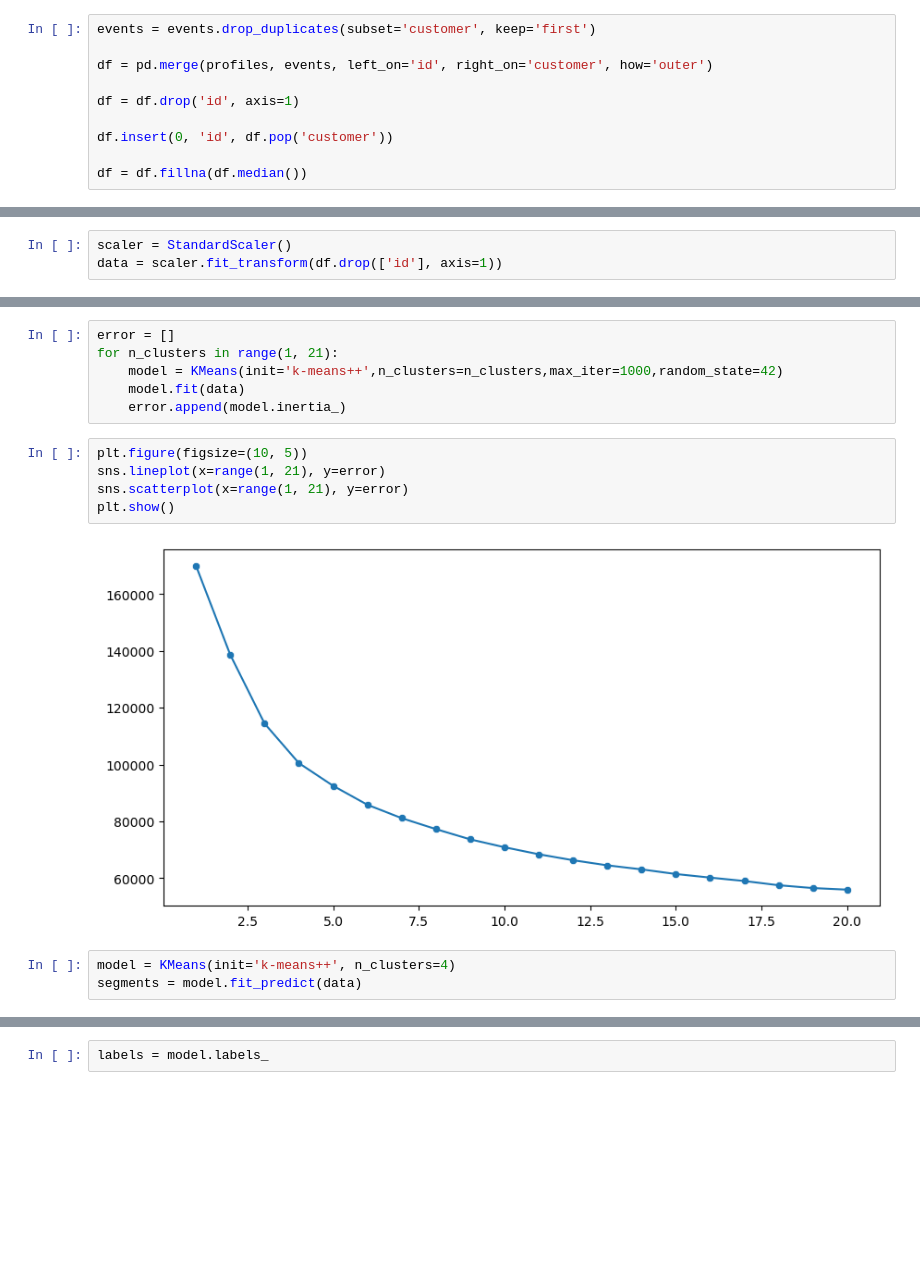
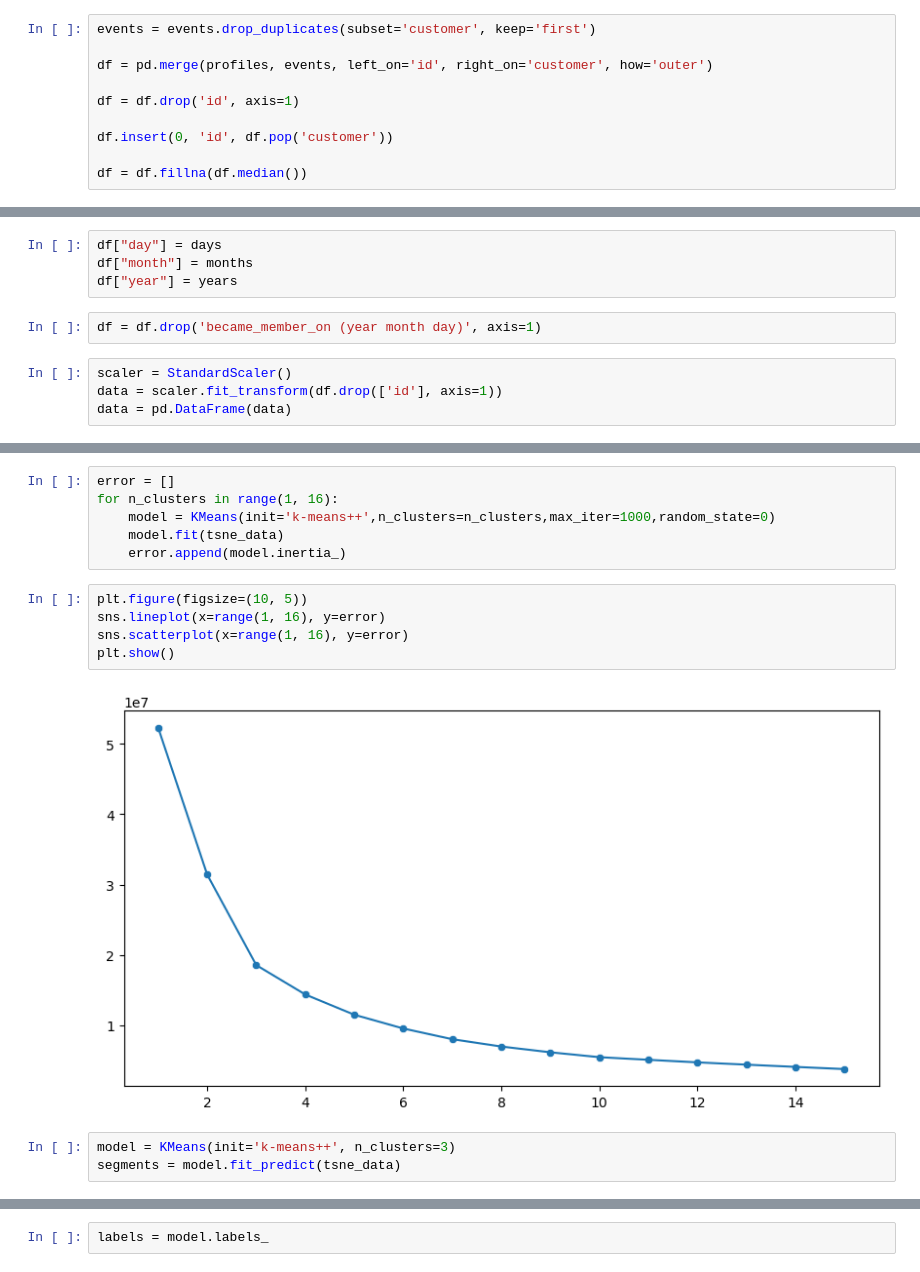
Before and after one commit to Threelivestoken/RFP1, a Jupyter notebook: TBell/KMeans.ipynb, the cells around one changed output, grey strips where cells are left out. Cells and saved outputs as stored; diff of their text form; blank space fills up the shorter version.

```diff
--- a/TBell/KMeans.ipynb
+++ b/TBell/KMeans.ipynb
@@ -33,6 +42,13 @@ for col in df.drop(['id', 'age', 'income', 'became_member_on (year month day)',
+# %%
+df["day"] = days
+df["month"] = months
+df["year"] = years
+# %%
+df = df.drop('became_member_on (year month day)', axis=1)
 # %%
 scaler = StandardScaler()
 data = scaler.fit_transform(df.drop(['id'], axis=1))
+data = pd.DataFrame(data)
 # %%
 model = TSNE(n_components=2, random_state=0)
 tsne_data = model.fit_transform(data)
@@ -44,19 +60,19 @@ plt.show()
 # %%
 error = []
-for n_clusters in range(1, 21):
-    model = KMeans(init='k-means++',n_clusters=n_clusters,max_iter=1000,random_state=42)
-    model.fit(data)
+for n_clusters in range(1, 16):
+    model = KMeans(init='k-means++',n_clusters=n_clusters,max_iter=1000,random_state=0)
+    model.fit(tsne_data)
     error.append(model.inertia_)
 # %%
 plt.figure(figsize=(10, 5))
-sns.lineplot(x=range(1, 21), y=error)
-sns.scatterplot(x=range(1, 21), y=error)
+sns.lineplot(x=range(1, 16), y=error)
+sns.scatterplot(x=range(1, 16), y=error)
 plt.show()
 # %% [output]
-[figure, old version]
+[figure, new version]
 # %%
-model = KMeans(init='k-means++', n_clusters=4)
-segments = model.fit_predict(data)
+model = KMeans(init='k-means++', n_clusters=3)
+segments = model.fit_predict(tsne_data)
 # %%
 plt.figure(figsize=(7, 7))
 sns.scatterplot(tsne_data[:, 0], tsne_data[:, 1], hue=segments)
```
Also changed, not shown: parts of 7 cells of this notebook, 1 other file.
